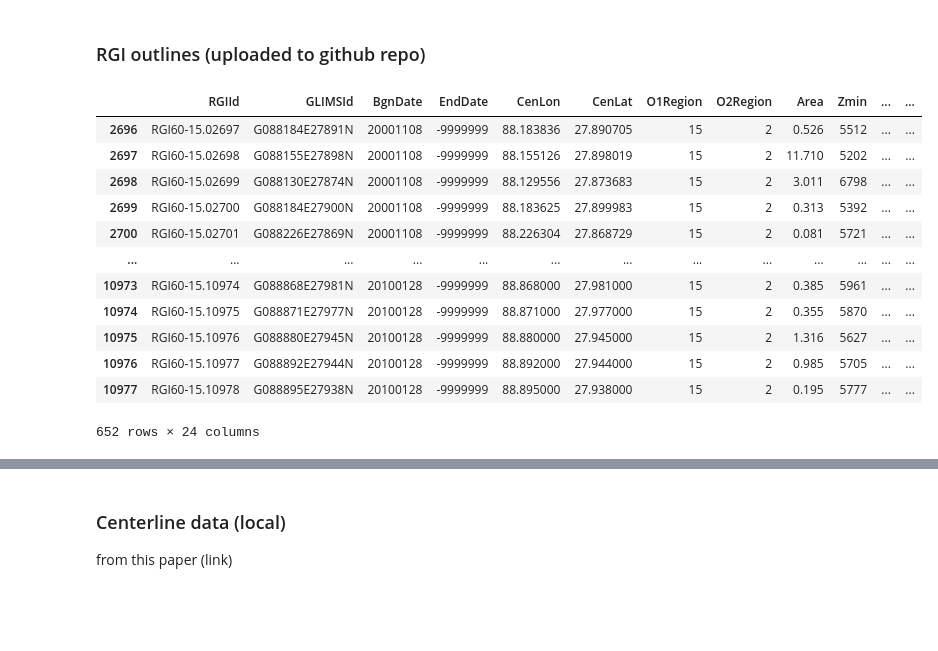
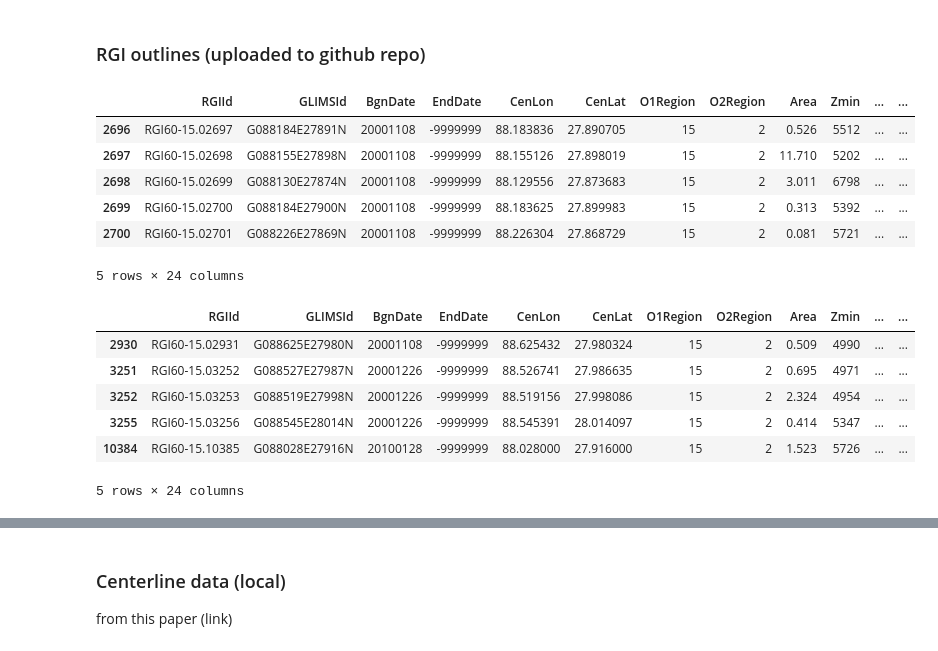
Before and after one commit to e-marshall/itslive_velocity, a Jupyter notebook: flowlines.ipynb, the cells around one changed output, grey strips where cells are left out. Cells and saved outputs as stored; diff of their text form; code cells hidden in the pictures; blank space fills up the shorter version.

```diff
--- a/flowlines.ipynb
+++ b/flowlines.ipynb
@@ -95,18 +115,12 @@ rgi_prj = rgi.to_crs('epsg:32645')
 
 rgi_sub = gpd.sjoin(rgi_prj, da_bbox, how='inner')
 # %%
-rgi_sub
+rgi_sub.head()
 # %% [output]
 |  | RGIId | GLIMSId | BgnDate | EndDate | CenLon | CenLat | O1Region | O2Region | Area | Zmin | ... | ... |
 | 2696 | RGI60-15.02697 | G088184E27891N | 20001108 | -9999999 | 88.183836 | 27.890705 | 15 | 2 | 0.526 | 5512 | ... | ... |
 | 2697 | RGI60-15.02698 | G088155E27898N | 20001108 | -9999999 | 88.155126 | 27.898019 | 15 | 2 | 11.710 | 5202 | ... | ... |
 | 2698 | RGI60-15.02699 | G088130E27874N | 20001108 | -9999999 | 88.129556 | 27.873683 | 15 | 2 | 3.011 | 6798 | ... | ... |
 | 2699 | RGI60-15.02700 | G088184E27900N | 20001108 | -9999999 | 88.183625 | 27.899983 | 15 | 2 | 0.313 | 5392 | ... | ... |
 | 2700 | RGI60-15.02701 | G088226E27869N | 20001108 | -9999999 | 88.226304 | 27.868729 | 15 | 2 | 0.081 | 5721 | ... | ... |
-| ... | ... | ... | ... | ... | ... | ... | ... | ... | ... | ... | ... | ... |
-| 10973 | RGI60-15.10974 | G088868E27981N | 20100128 | -9999999 | 88.868000 | 27.981000 | 15 | 2 | 0.385 | 5961 | ... | ... |
-| 10974 | RGI60-15.10975 | G088871E27977N | 20100128 | -9999999 | 88.871000 | 27.977000 | 15 | 2 | 0.355 | 5870 | ... | ... |
-| 10975 | RGI60-15.10976 | G088880E27945N | 20100128 | -9999999 | 88.880000 | 27.945000 | 15 | 2 | 1.316 | 5627 | ... | ... |
-| 10976 | RGI60-15.10977 | G088892E27944N | 20100128 | -9999999 | 88.892000 | 27.944000 | 15 | 2 | 0.985 | 5705 | ... | ... |
-| 10977 | RGI60-15.10978 | G088895E27938N | 20100128 | -9999999 | 88.895000 | 27.938000 | 15 | 2 | 0.195 | 5777 | ... | ... |
-652 rows × 24 columns
+5 rows × 24 columns
@@ -112,0 +130,12 @@ rgi_sub
+# %%
+#just the glaciers that i've categorized term type for so far
+rgi_set = rgi_sub.loc[rgi_sub['RGIId'].isin(term_types['RGI_ID'])]
+rgi_set.head()
+# %% [output]
+|  | RGIId | GLIMSId | BgnDate | EndDate | CenLon | CenLat | O1Region | O2Region | Area | Zmin | ... | ... |
+| 2930 | RGI60-15.02931 | G088625E27980N | 20001108 | -9999999 | 88.625432 | 27.980324 | 15 | 2 | 0.509 | 4990 | ... | ... |
+| 3251 | RGI60-15.03252 | G088527E27987N | 20001226 | -9999999 | 88.526741 | 27.986635 | 15 | 2 | 0.695 | 4971 | ... | ... |
+| 3252 | RGI60-15.03253 | G088519E27998N | 20001226 | -9999999 | 88.519156 | 27.998086 | 15 | 2 | 2.324 | 4954 | ... | ... |
+| 3255 | RGI60-15.03256 | G088545E28014N | 20001226 | -9999999 | 88.545391 | 28.014097 | 15 | 2 | 0.414 | 5347 | ... | ... |
+| 10384 | RGI60-15.10385 | G088028E27916N | 20100128 | -9999999 | 88.028000 | 27.916000 | 15 | 2 | 1.523 | 5726 | ... | ... |
+5 rows × 24 columns
```
Also changed, not shown: parts of 59 cells of this notebook.
